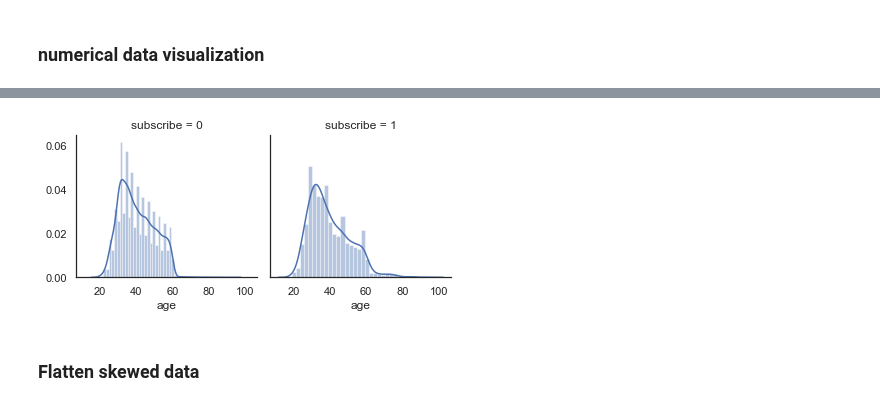
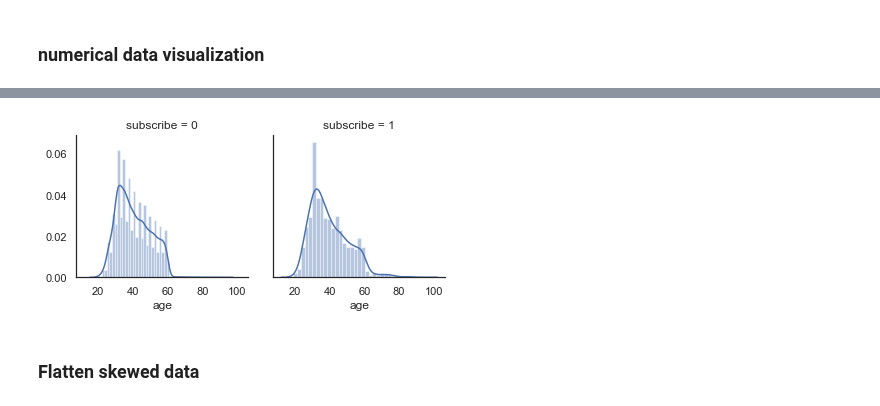
Before and after one commit to gtpgg1013/AI_docs, a Jupyter notebook: part4-ML/from_0920/challenge data/Data Preprocessing two.ipynb, the cells around one changed output, grey strips where cells are left out. Drawn from its saved outputs; the diff is of its cells as text; code cells hidden in the pictures.

```diff
--- a/part4-ML/from_0920/challenge data/Data Preprocessing two.ipynb
+++ b/part4-ML/from_0920/challenge data/Data Preprocessing two.ipynb
@@ -146,7 +138,7 @@ def detect_outliers(df,n,features):
     return multiple_outliers
 
 # detect outliers from age, balance, duration
-outliers_to_drop = detect_outliers(train, 2, numerical_list)
+outliers_to_drop = detect_outliers(train, 3, numerical_list)
 # %%
 len(outliers_to_drop)
 # %% [output]
@@ -228,8 +223,8 @@ g = g.set_ylabels('subscribe probability')
 # %%
-g = sns.FacetGrid(t, col='subscribe')
+g = sns.FacetGrid(train, col='subscribe')
 g = g.map(sns.distplot, "age")
 # %% [output]
-[figure, old version]
+[figure, new version]
 # %% [markdown]
 ### Flatten skewed data
 # %%
```
Also changed, not shown: parts of 61 cells of this notebook, 11 other files.
